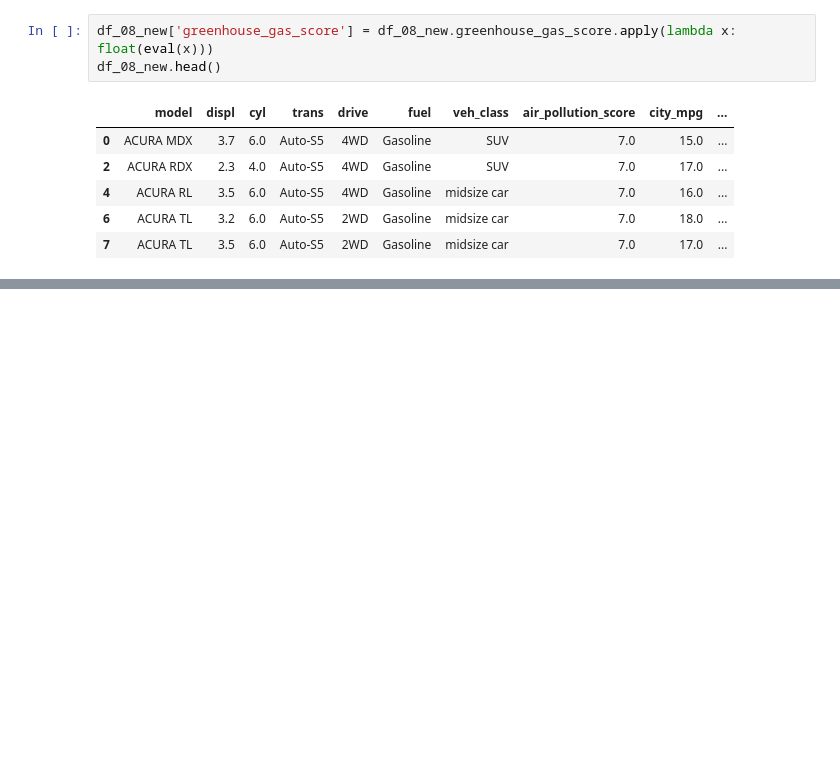
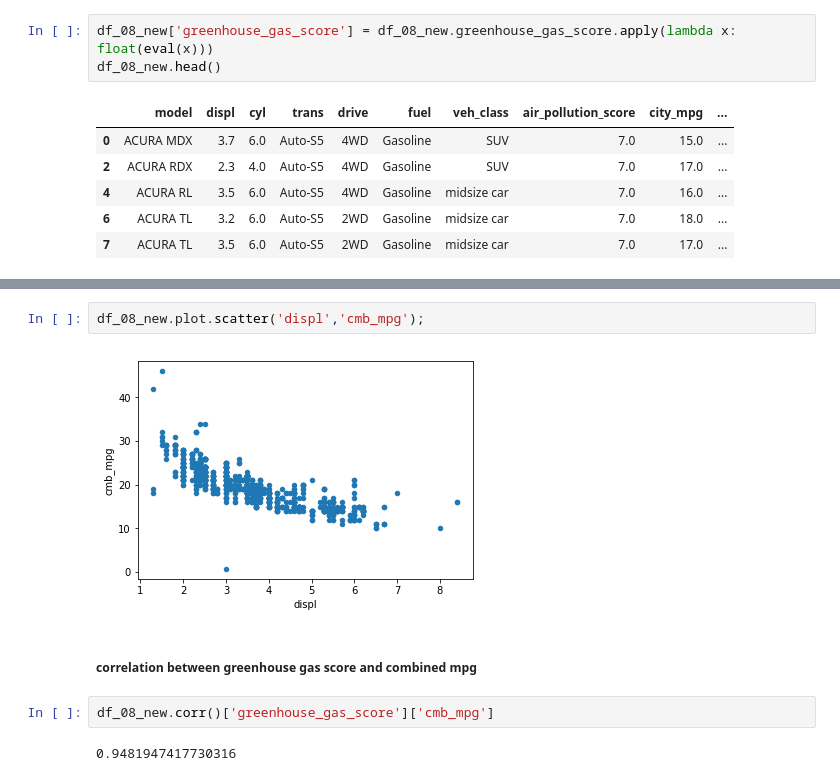
Before and after one commit to PadmarajBhat/DataAnalyst-1, a Jupyter notebook: The Data Analysis Process/Data Analysis Process - Case Study 2.ipynb, the cells around one changed output, grey strips where cells are left out. Cells and saved outputs as stored; diff of their text form; blank space fills up the shorter version.

```diff
--- a/The Data Analysis Process/Data Analysis Process - Case Study 2.ipynb
+++ b/The Data Analysis Process/Data Analysis Process - Case Study 2.ipynb
@@ -480,0 +573,10 @@ df_08_new.head()
+# %%
+df_08_new.plot.scatter('displ','cmb_mpg');
+# %% [output]
+[figure, added]
+# %% [markdown]
+##### correlation between greenhouse gas score and combined mpg
+# %%
+df_08_new.corr()['greenhouse_gas_score']['cmb_mpg']
+# %% [output]
+0.9481947417730316
```
Also changed, not shown: parts of 14 cells of this notebook.
